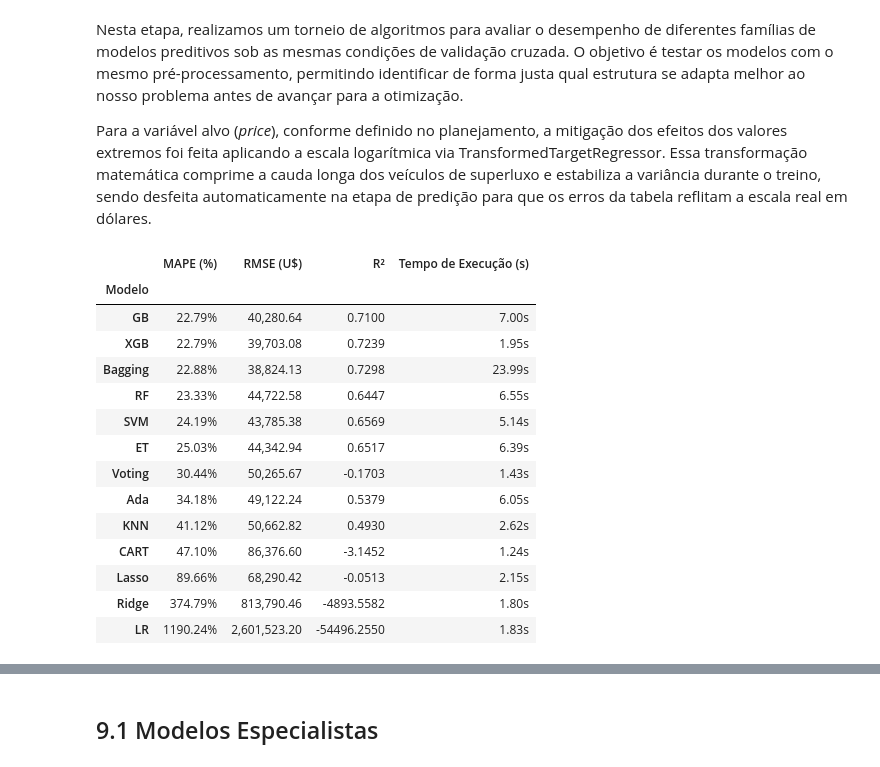
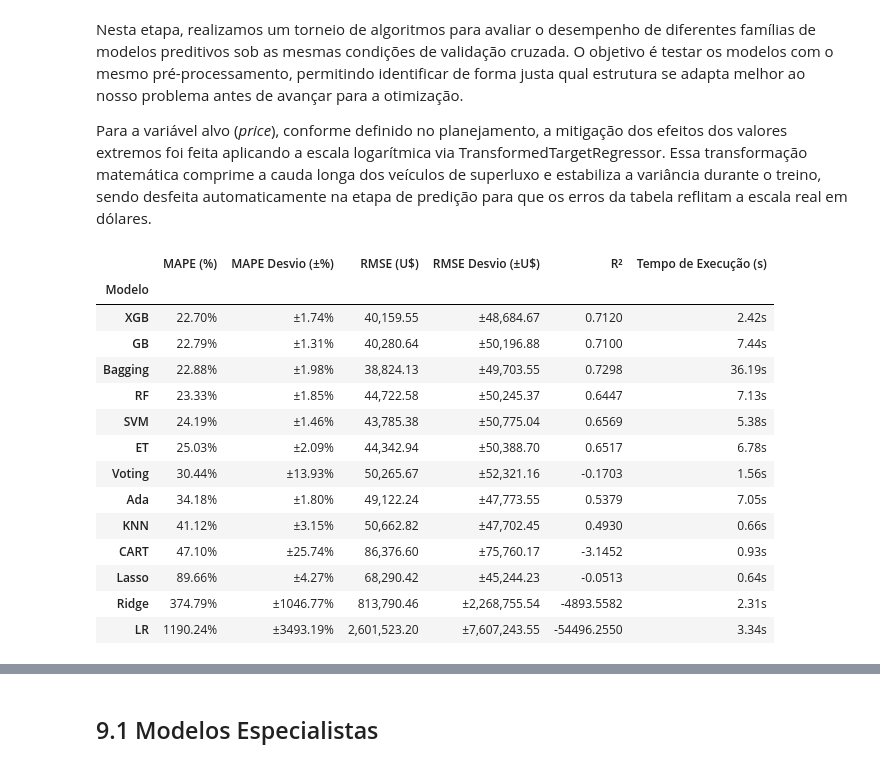
Before and after one commit to izabelaandrade-pos/mvp-puc-machine-learning, a Jupyter notebook: Sprint3_MVP_Machine_Learning_Logaritmico.ipynb, the cells around one changed output, grey strips where cells are left out. Saved outputs shown, nothing was run; the diff lists cells and outputs as text; code cells hidden in the pictures.

```diff
--- a/Sprint3_MVP_Machine_Learning_Logaritmico.ipynb
+++ b/Sprint3_MVP_Machine_Learning_Logaritmico.ipynb
@@ -2014,57 +2013,68 @@ for name, model in models:
     # Calcula o tempo total real gasto por toda a esteira do pipeline
     train_time_total = time.time() - t0
 
-    # Calcula a média dos folds para cada métrica com as devidas correções
+    # Calcula as métricas por fold
     rmse_por_fold = np.sqrt(abs(cv_results['test_mse']))
+    mape_por_fold = abs(cv_results['test_mape']) * 100
+
+    # Média dos folds
     rmse_final = rmse_por_fold.mean()
-    mape_final = abs(cv_results['test_mape'].mean()) * 100
+    mape_final = mape_por_fold.mean()
     r2_final = cv_results['test_r2'].mean()
+
+    # Desvio padrão dos folds
+    rmse_std = rmse_por_fold.std()
+    mape_std = mape_por_fold.std()
 
     # Cria o registro deste modelo específico
     registro_modelo = {
         'Modelo': name,
         'MAPE (%)': mape_final,
+        'MAPE Desvio (±%)': mape_std,
         'RMSE (U$)': rmse_final,
+        'RMSE Desvio (±U$)': rmse_std,
         'R²': r2_final,
         'Tempo de Execução (s)': train_time_total
     }
 
     # Guarda o resultado na lista
     lista_resultados.append(registro_modelo)
 
 # Transforma a lista de resultados em dataframe
 df_torneio = pd.DataFrame(lista_resultados)
 
 # Define o nome do modelo como o índice da tabela
 df_torneio.set_index('Modelo', inplace=True)
 
 # Exibe a tabela final do torneio, ordenada do menor RMSE para o maior
 df_torneio.sort_values(by='MAPE (%)', ascending=True, inplace=True)
 
 # Exibe a tabela formatando os números de ponto flutuante diretamente na visualização
 tabela = df_torneio.style.format({
     'MAPE (%)': '{:.2f}%',
+    'MAPE Desvio (±%)': '±{:.2f}%',
     'RMSE (U$)': '{:,.2f}',
+    'RMSE Desvio (±U$)': '±{:,.2f}',
     'R²': '{:.4f}',
     'Tempo de Execução (s)': '{:.2f}s'
 })
 
 display(tabela)
 # %% [output]
-|  | MAPE (%) | RMSE (U$) | R² | Tempo de Execução (s) |
-| Modelo |  |  |  |  |
-| GB | 22.79% | 40,280.64 | 0.7100 | 7.00s |
-| XGB | 22.79% | 39,703.08 | 0.7239 | 1.95s |
-| Bagging | 22.88% | 38,824.13 | 0.7298 | 23.99s |
-| RF | 23.33% | 44,722.58 | 0.6447 | 6.55s |
-| SVM | 24.19% | 43,785.38 | 0.6569 | 5.14s |
-| ET | 25.03% | 44,342.94 | 0.6517 | 6.39s |
-| Voting | 30.44% | 50,265.67 | -0.1703 | 1.43s |
-| Ada | 34.18% | 49,122.24 | 0.5379 | 6.05s |
-| KNN | 41.12% | 50,662.82 | 0.4930 | 2.62s |
-| CART | 47.10% | 86,376.60 | -3.1452 | 1.24s |
-| Lasso | 89.66% | 68,290.42 | -0.0513 | 2.15s |
-| Ridge | 374.79% | 813,790.46 | -4893.5582 | 1.80s |
-| LR | 1190.24% | 2,601,523.20 | -54496.2550 | 1.83s |
+|  | MAPE (%) | MAPE Desvio (±%) | RMSE (U$) | RMSE Desvio (±U$) | R² | Tempo de Execução (s) |
+| Modelo |  |  |  |  |  |  |
+| XGB | 22.70% | ±1.74% | 40,159.55 | ±48,684.67 | 0.7120 | 2.42s |
+| GB | 22.79% | ±1.31% | 40,280.64 | ±50,196.88 | 0.7100 | 7.44s |
+| Bagging | 22.88% | ±1.98% | 38,824.13 | ±49,703.55 | 0.7298 | 36.19s |
+| RF | 23.33% | ±1.85% | 44,722.58 | ±50,245.37 | 0.6447 | 7.13s |
+| SVM | 24.19% | ±1.46% | 43,785.38 | ±50,775.04 | 0.6569 | 5.38s |
+| ET | 25.03% | ±2.09% | 44,342.94 | ±50,388.70 | 0.6517 | 6.78s |
+| Voting | 30.44% | ±13.93% | 50,265.67 | ±52,321.16 | -0.1703 | 1.56s |
+| Ada | 34.18% | ±1.80% | 49,122.24 | ±47,773.55 | 0.5379 | 7.05s |
+| KNN | 41.12% | ±3.15% | 50,662.82 | ±47,702.45 | 0.4930 | 0.66s |
+| CART | 47.10% | ±25.74% | 86,376.60 | ±75,760.17 | -3.1452 | 0.93s |
+| Lasso | 89.66% | ±4.27% | 68,290.42 | ±45,244.23 | -0.0513 | 0.64s |
+| Ridge | 374.79% | ±1046.77% | 813,790.46 | ±2,268,755.54 | -4893.5582 | 2.31s |
+| LR | 1190.24% | ±3493.19% | 2,601,523.20 | ±7,607,243.55 | -54496.2550 | 3.34s |
 # %% [markdown]
 Com base na tabela consolidada do torneio, extraímos as seguintes conclusões práticas:
```
Also changed, not shown: parts of 37 cells of this notebook.
